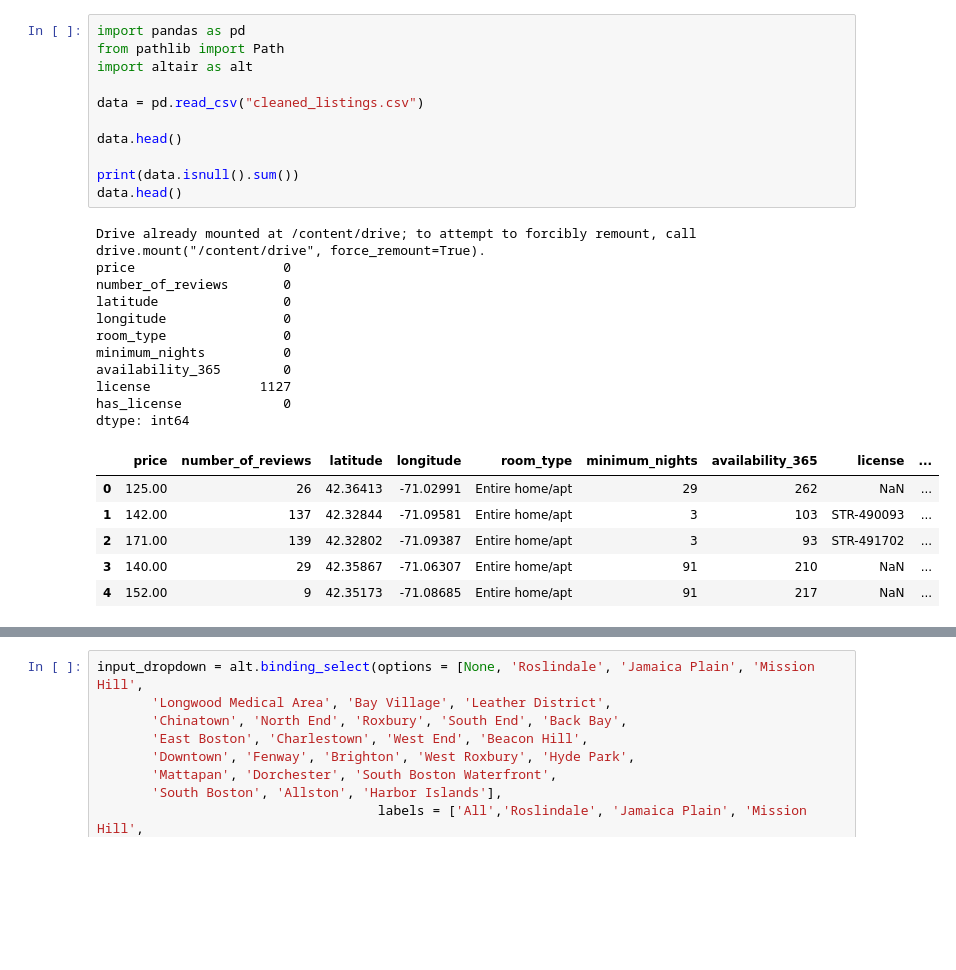
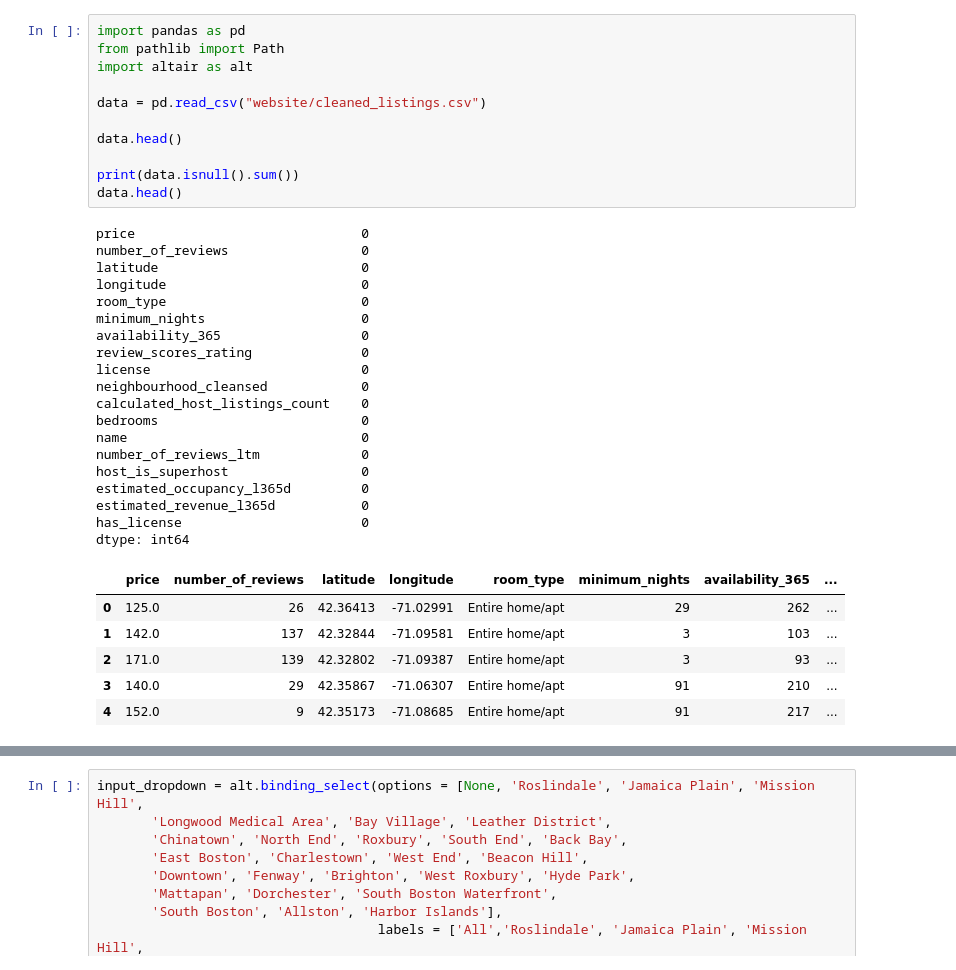
Before and after one commit to bdaylor13/ds4200project, a Jupyter notebook: task5.ipynb, the cells around one changed output, grey strips where cells are left out. Drawn from its saved outputs; the diff is of its cells as text; blank space fills up the shorter version.

```diff
--- a/task5.ipynb
+++ b/task5.ipynb
@@ -1,32 +1,40 @@
 # %%
 import pandas as pd
 from pathlib import Path
 import altair as alt
 
-data = pd.read_csv("cleaned_listings.csv")
+data = pd.read_csv("website/cleaned_listings.csv")
 
 data.head()
 
 print(data.isnull().sum())
 data.head()
 # %% [output]
-Drive already mounted at /content/drive; to attempt to forcibly remount, call drive.mount("/content/drive", force_remount=True).
-price                   0
-number_of_reviews       0
-latitude                0
-longitude               0
-room_type               0
-minimum_nights          0
-availability_365        0
-license              1127
-has_license             0
+price                             0
+number_of_reviews                 0
+latitude                          0
+longitude                         0
+room_type                         0
+minimum_nights                    0
+availability_365                  0
+review_scores_rating              0
+license                           0
+neighbourhood_cleansed            0
+calculated_host_listings_count    0
+bedrooms                          0
+name                              0
+number_of_reviews_ltm             0
+host_is_superhost                 0
+estimated_occupancy_l365d         0
+estimated_revenue_l365d           0
+has_license                       0
 dtype: int64
-|  | price | number_of_reviews | latitude | longitude | room_type | minimum_nights | availability_365 | license | ... |
-| 0 | 125.00 | 26 | 42.36413 | -71.02991 | Entire home/apt | 29 | 262 | NaN | ... |
-| 1 | 142.00 | 137 | 42.32844 | -71.09581 | Entire home/apt | 3 | 103 | STR-490093 | ... |
-| 2 | 171.00 | 139 | 42.32802 | -71.09387 | Entire home/apt | 3 | 93 | STR-491702 | ... |
-| 3 | 140.00 | 29 | 42.35867 | -71.06307 | Entire home/apt | 91 | 210 | NaN | ... |
-| 4 | 152.00 | 9 | 42.35173 | -71.08685 | Entire home/apt | 91 | 217 | NaN | ... |
+|  | price | number_of_reviews | latitude | longitude | room_type | minimum_nights | availability_365 | ... |
+| 0 | 125.0 | 26 | 42.36413 | -71.02991 | Entire home/apt | 29 | 262 | ... |
+| 1 | 142.0 | 137 | 42.32844 | -71.09581 | Entire home/apt | 3 | 103 | ... |
+| 2 | 171.0 | 139 | 42.32802 | -71.09387 | Entire home/apt | 3 | 93 | ... |
+| 3 | 140.0 | 29 | 42.35867 | -71.06307 | Entire home/apt | 91 | 210 | ... |
+| 4 | 152.0 | 9 | 42.35173 | -71.08685 | Entire home/apt | 91 | 217 | ... |
 # %%
 import geopandas as gpd
 
```
Also changed, not shown: parts of 2 cells of this notebook, 17 other files.
